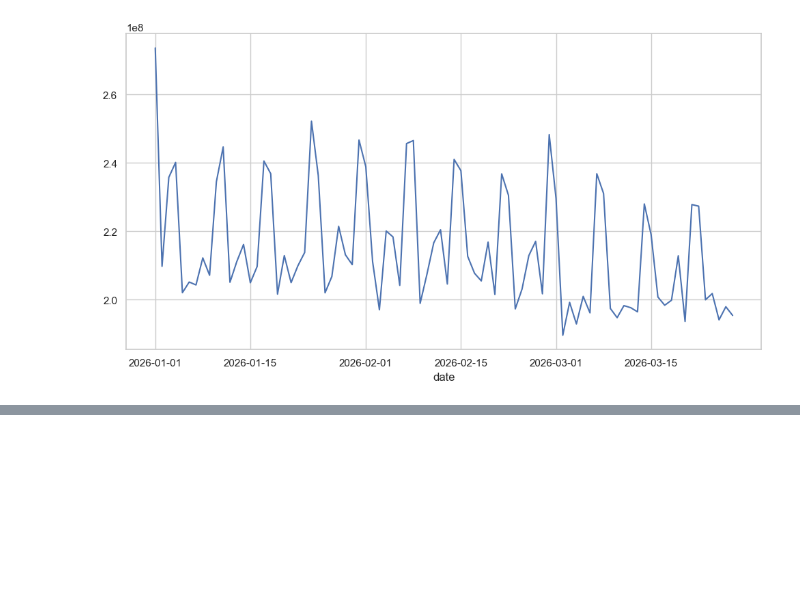
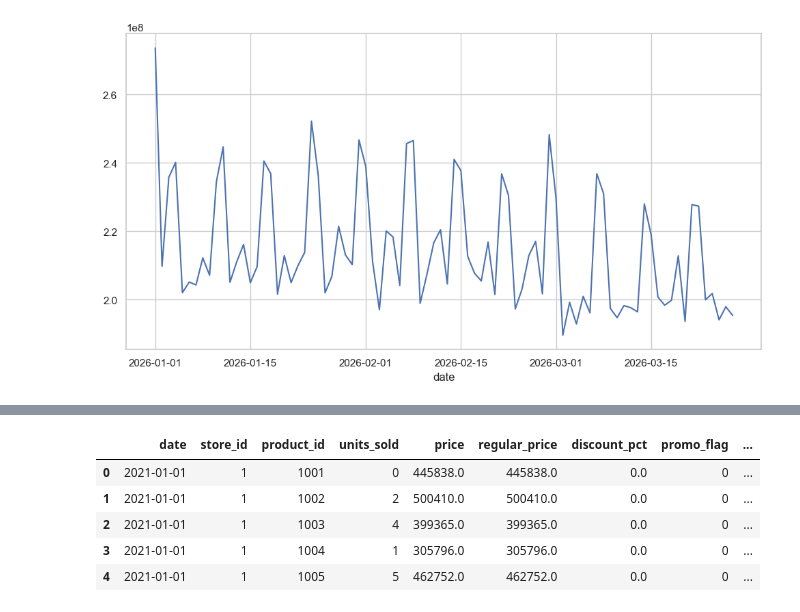
Before and after one commit to SunnyX-AI/ai-powered-sales-forecasting, a Jupyter notebook: notebooks/00_experiments.ipynb, the cells around one changed output, grey strips where cells are left out. Drawn from its saved outputs; the diff is of its cells as text; code cells hidden in the pictures; blank space fills up the shorter version.

```diff
--- a/notebooks/00_experiments.ipynb
+++ b/notebooks/00_experiments.ipynb
@@ -531,3 +531,18 @@ df.groupby("date")["total_revenue"].sum().plot()
 # %% [output]
 <Axes: xlabel='date'>
 [figure]
+# %%
+import pandas as pd
+import psycopg2
+
+conn = psycopg2.connect(
+    host="localhost",
+    database="sunnybest_sfs",
+    user="bonaventure",
+    password=""
+)
+
+query = "SELECT * FROM core.fact_sales"
+df = pd.read_sql(query, conn)
+
+print(df.head())
@@ -533,0 +567,9 @@ df.groupby("date")["total_revenue"].sum().plot()
+# %%
+df.head()
+# %% [output]
+|  | date | store_id | product_id | units_sold | price | regular_price | discount_pct | promo_flag | ... |
+| 0 | 2021-01-01 | 1 | 1001 | 0 | 445838.0 | 445838.0 | 0.0 | 0 | ... |
+| 1 | 2021-01-01 | 1 | 1002 | 2 | 500410.0 | 500410.0 | 0.0 | 0 | ... |
+| 2 | 2021-01-01 | 1 | 1003 | 4 | 399365.0 | 399365.0 | 0.0 | 0 | ... |
+| 3 | 2021-01-01 | 1 | 1004 | 1 | 305796.0 | 305796.0 | 0.0 | 0 | ... |
+| 4 | 2021-01-01 | 1 | 1005 | 5 | 462752.0 | 462752.0 | 0.0 | 0 | ... |
```
Also changed, not shown: parts of 1 cell of this notebook, 1 other file.
